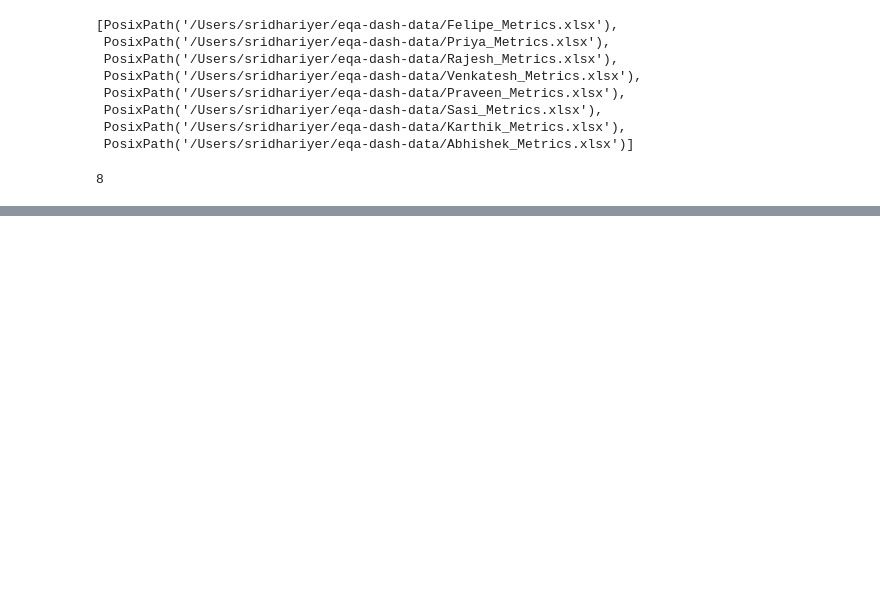
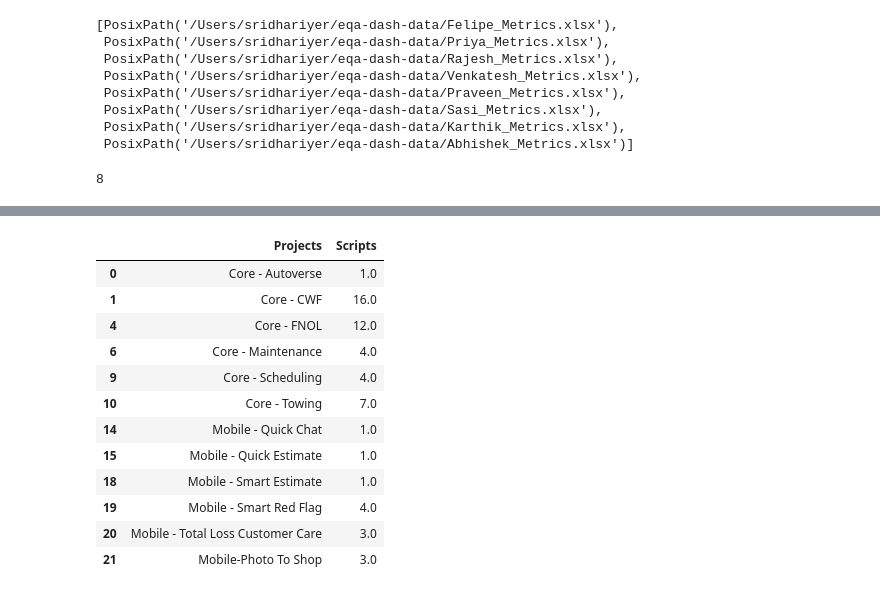
Before and after one commit to sridharaiyer/eqa-dash, a Jupyter notebook: test-dash.ipynb, the cells around one changed output, grey strips where cells are left out. Cells and saved outputs as stored; diff of their text form; code cells hidden in the pictures; blank space fills up the shorter version.

```diff
--- a/test-dash.ipynb
+++ b/test-dash.ipynb
@@ -205,0 +243,2 @@ fig3.update_xaxes(automargin=True)
+# %%
+df_persons_scripts = {}
@@ -205,0 +279,17 @@ fig3.update_xaxes(automargin=True)
+# %%
+df_total_scripts = get_df_total_scripts(start_date, end_date)
+df_total_scripts
+# %% [output]
+|  | Projects | Scripts |
+| 0 | Core - Autoverse | 1.0 |
+| 1 | Core - CWF | 16.0 |
+| 4 | Core - FNOL | 12.0 |
+| 6 | Core - Maintenance | 4.0 |
+| 9 | Core - Scheduling | 4.0 |
+| 10 | Core - Towing | 7.0 |
+| 14 | Mobile - Quick Chat | 1.0 |
+| 15 | Mobile - Quick Estimate | 1.0 |
+| 18 | Mobile - Smart Estimate | 1.0 |
+| 19 | Mobile - Smart Red Flag | 4.0 |
+| 20 | Mobile - Total Loss Customer Care | 3.0 |
+| 21 | Mobile-Photo To Shop | 3.0 |
```
Also changed, not shown: parts of 19 cells of this notebook, 2 other files.
